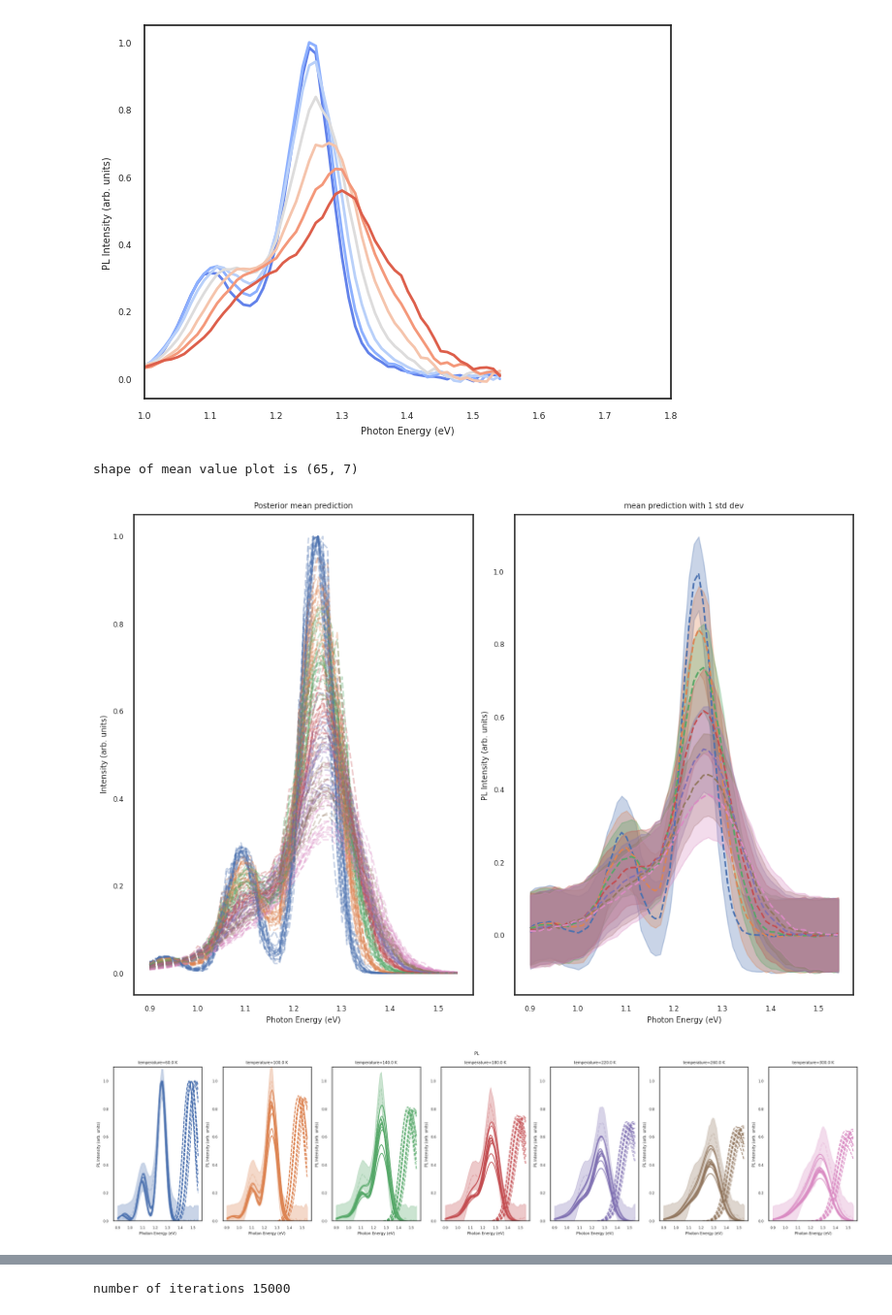
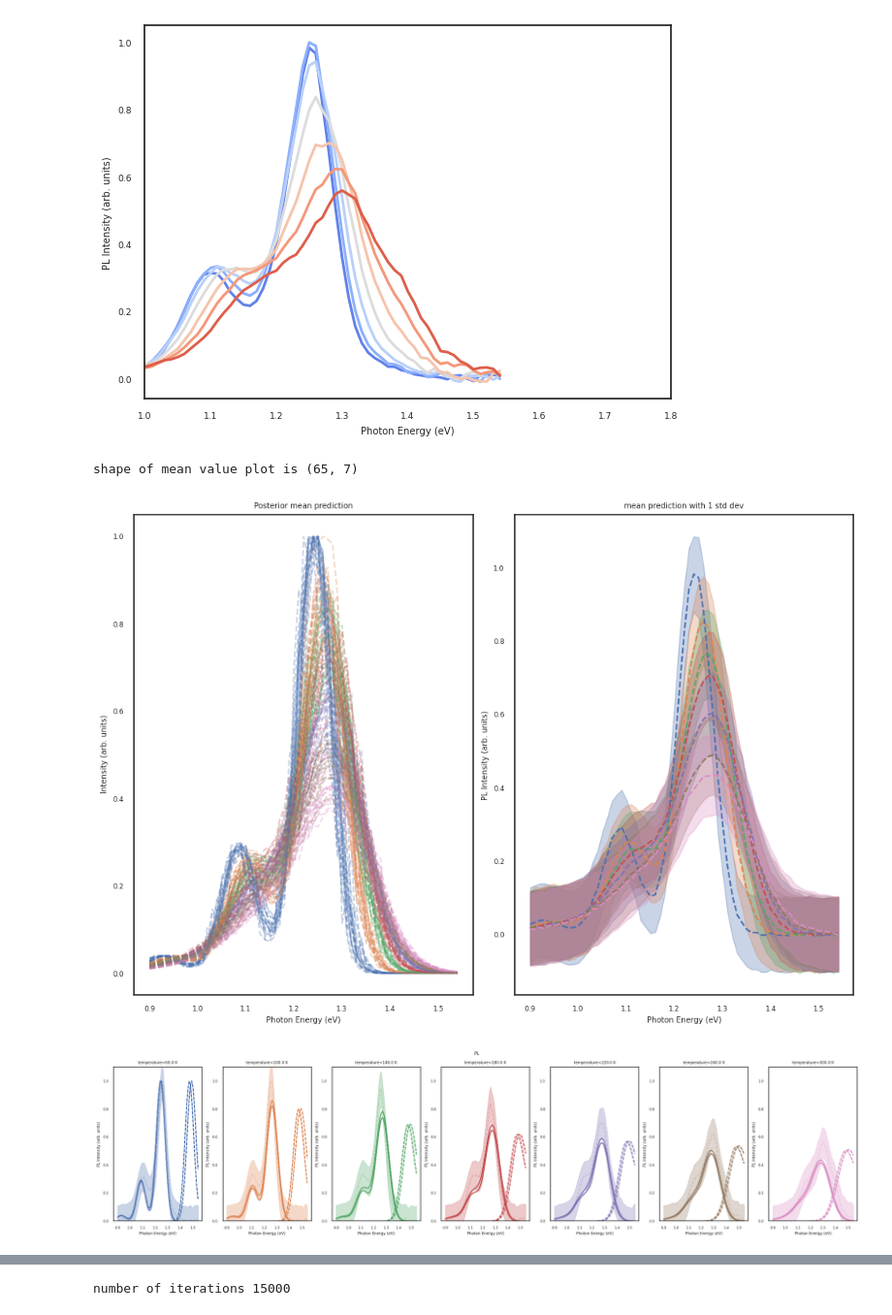
Before and after one commit to mohammedazzouzi15/pl_temp_fit, a Jupyter notebook: notebook/2_analyse_sampling_output_PL.ipynb, the cells around one changed output, grey strips where cells are left out. Shown at 97% size. Drawn from its saved outputs; the diff is of its cells as text; code cells hidden in the pictures.

```diff
--- a/notebook/2_analyse_sampling_output_PL.ipynb
+++ b/notebook/2_analyse_sampling_output_PL.ipynb
@@ -167,19 +168,19 @@ ax.set_xlim(1, 1.8)
 # %%
 filter_log_likelihood = (
     "blobs['log_likelihood'] > max(blobs['log_likelihood']) * 1.1"
 )
 model_config_save["csv_name_pl"] = add_for_ssh+  model_config_save["csv_name_pl"]
 plot_utils.plot_fit_to_experimental_data(
     model_config_save,
     model_config,
     reader,
-    discard=200,
+    discard=650,
     filter_log_likelihood=filter_log_likelihood,
 )
 # %% [output]
 shape of mean value plot is (65, 7)
-[figure, old version]
+[figure, new version]
-[figure, old version]
+[figure, new version]
 # %%
 importlib.reload(plot_utils)
 filter_log_likelihood = (
```
Also changed, not shown: parts of 7 cells of this notebook, 3 other files.
